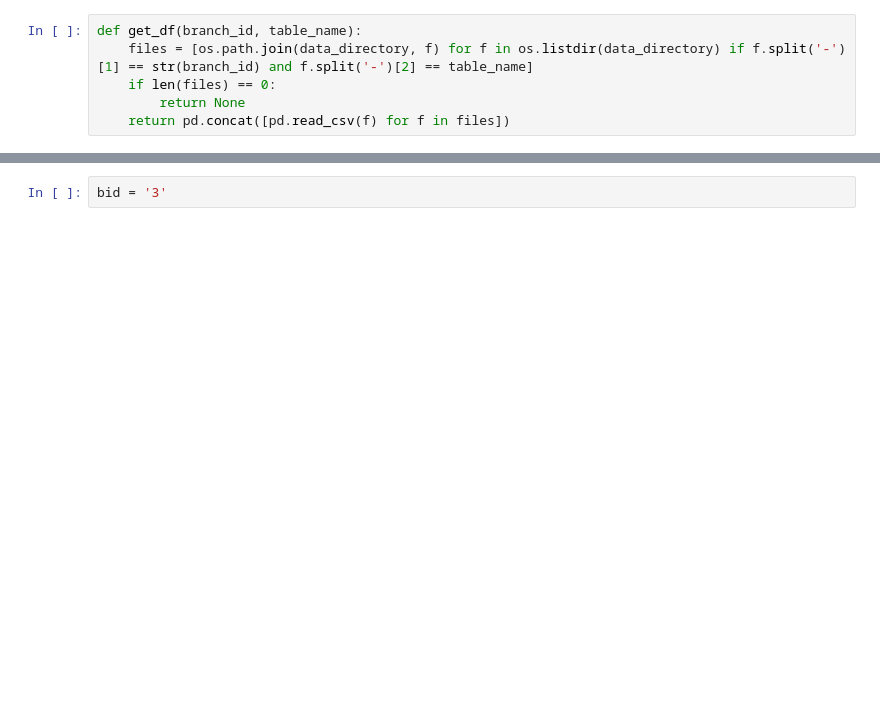
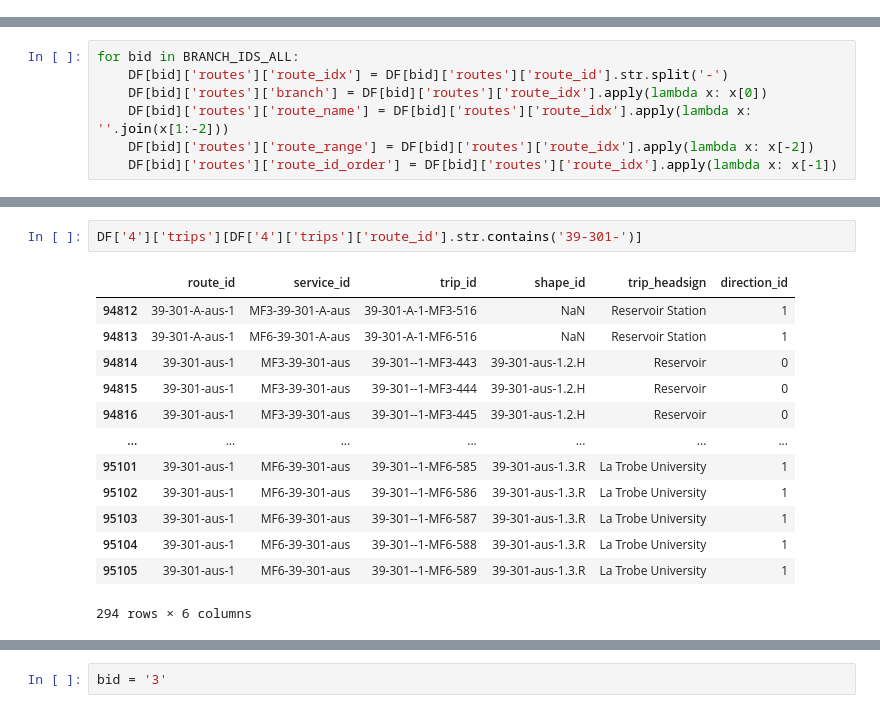
Before and after one commit to thanhan910/AusGeo-old-1, a Jupyter notebook: notebooks/ptv-analysis.ipynb, the cells around one changed output, grey strips where cells are left out. Saved outputs shown, nothing was run; the diff lists cells and outputs as text; blank space fills up the shorter version.

```diff
--- a/notebooks/ptv-analysis.ipynb
+++ b/notebooks/ptv-analysis.ipynb
@@ -9,6 +0,0 @@ table_names = ['stop_times', 'stops', 'trips', 'routes', 'calendar', 'calendar_d
-# %%
-def get_df(branch_id, table_name):
-    files = [os.path.join(data_directory, f) for f in os.listdir(data_directory) if f.split('-')[1] == str(branch_id) and f.split('-')[2] == table_name]
-    if len(files) == 0:
-        return None
-    return pd.concat([pd.read_csv(f) for f in files])
@@ -16,0 +69,7 @@ df = {branch_id: {table_name: get_df(branch_id, table_name) for table_name in ta
+# %%
+for bid in BRANCH_IDS_ALL:
+    DF[bid]['routes']['route_idx'] = DF[bid]['routes']['route_id'].str.split('-')
+    DF[bid]['routes']['branch'] = DF[bid]['routes']['route_idx'].apply(lambda x: x[0])
+    DF[bid]['routes']['route_name'] = DF[bid]['routes']['route_idx'].apply(lambda x: ''.join(x[1:-2]))
+    DF[bid]['routes']['route_range'] = DF[bid]['routes']['route_idx'].apply(lambda x: x[-2])
+    DF[bid]['routes']['route_id_order'] = DF[bid]['routes']['route_idx'].apply(lambda x: x[-1])
@@ -16,0 +120,16 @@ df = {branch_id: {table_name: get_df(branch_id, table_name) for table_name in ta
+# %%
+DF['4']['trips'][DF['4']['trips']['route_id'].str.contains('39-301-')]
+# %% [output]
+|  | route_id | service_id | trip_id | shape_id | trip_headsign | direction_id |
+| 94812 | 39-301-A-aus-1 | MF3-39-301-A-aus | 39-301-A-1-MF3-516 | NaN | Reservoir Station | 1 |
+| 94813 | 39-301-A-aus-1 | MF6-39-301-A-aus | 39-301-A-1-MF6-516 | NaN | Reservoir Station | 1 |
+| 94814 | 39-301-aus-1 | MF3-39-301-aus | 39-301--1-MF3-443 | 39-301-aus-1.2.H | Reservoir | 0 |
+| 94815 | 39-301-aus-1 | MF3-39-301-aus | 39-301--1-MF3-444 | 39-301-aus-1.2.H | Reservoir | 0 |
+| 94816 | 39-301-aus-1 | MF3-39-301-aus | 39-301--1-MF3-445 | 39-301-aus-1.2.H | Reservoir | 0 |
+| ... | ... | ... | ... | ... | ... | ... |
+| 95101 | 39-301-aus-1 | MF6-39-301-aus | 39-301--1-MF6-585 | 39-301-aus-1.3.R | La Trobe University | 1 |
+| 95102 | 39-301-aus-1 | MF6-39-301-aus | 39-301--1-MF6-586 | 39-301-aus-1.3.R | La Trobe University | 1 |
+| 95103 | 39-301-aus-1 | MF6-39-301-aus | 39-301--1-MF6-587 | 39-301-aus-1.3.R | La Trobe University | 1 |
+| 95104 | 39-301-aus-1 | MF6-39-301-aus | 39-301--1-MF6-588 | 39-301-aus-1.3.R | La Trobe University | 1 |
+| 95105 | 39-301-aus-1 | MF6-39-301-aus | 39-301--1-MF6-589 | 39-301-aus-1.3.R | La Trobe University | 1 |
+294 rows × 6 columns
```
Also changed, not shown: parts of 50 cells of this notebook.
